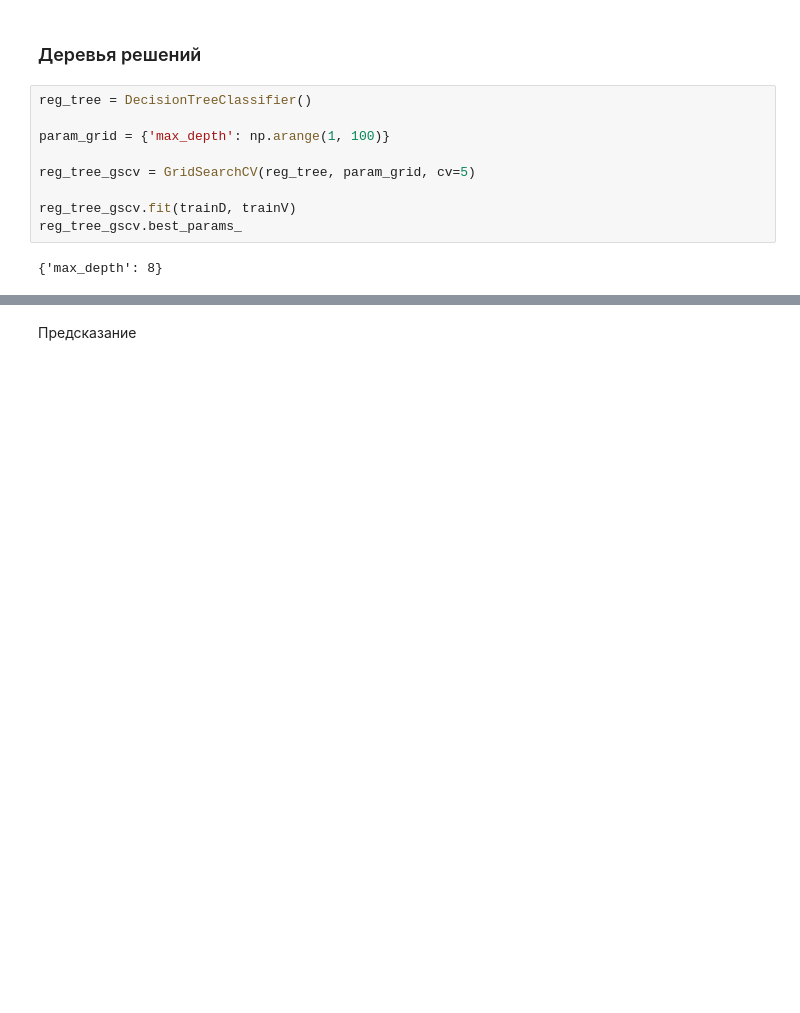
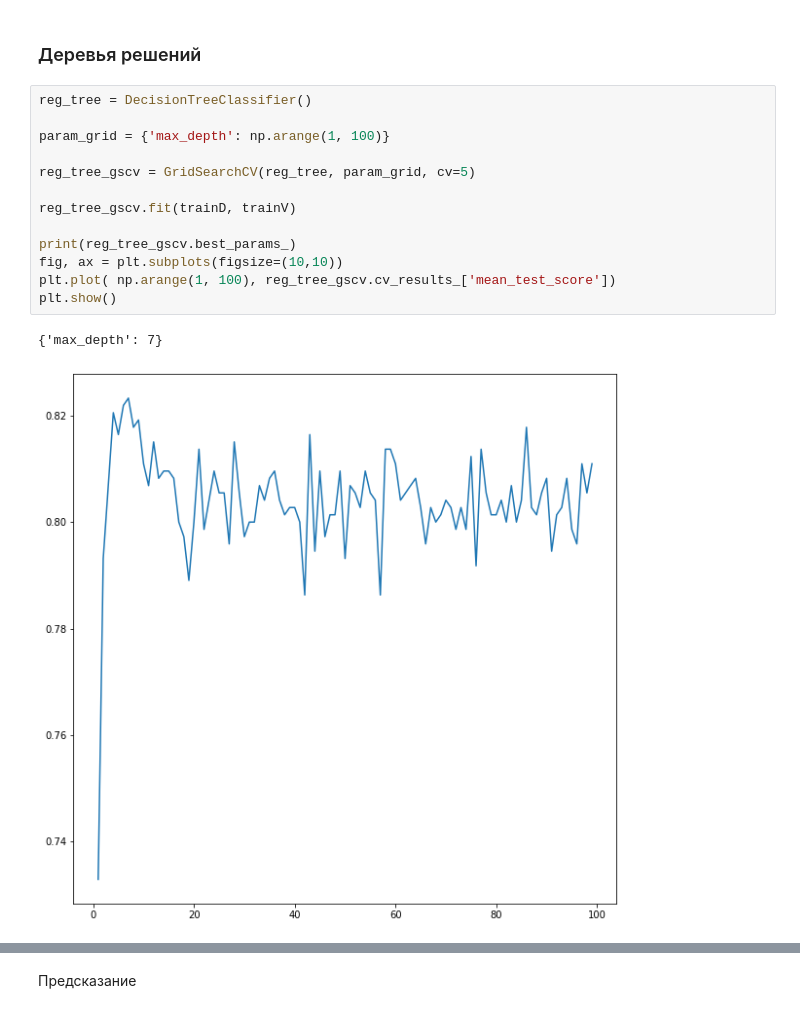
Before and after one commit to dariaAlium/iad, a Jupyter notebook: Lab_3_Supervised_Learning.ipynb, the cells around one changed output, grey strips where cells are left out. Drawn from its saved outputs; the diff is of its cells as text; blank space fills up the shorter version.

```diff
--- a/Lab_3_Supervised_Learning.ipynb
+++ b/Lab_3_Supervised_Learning.ipynb
@@ -1478,11 +1471,16 @@ weighted avg       0.72      0.72      0.67       314
 # %%
 reg_tree = DecisionTreeClassifier()
 
 param_grid = {'max_depth': np.arange(1, 100)}
 
 reg_tree_gscv = GridSearchCV(reg_tree, param_grid, cv=5)
 
 reg_tree_gscv.fit(trainD, trainV)
-reg_tree_gscv.best_params_
+
+print(reg_tree_gscv.best_params_)
+fig, ax = plt.subplots(figsize=(10,10))
+plt.plot( np.arange(1, 100), reg_tree_gscv.cv_results_['mean_test_score'])
+plt.show()
 # %% [output]
-{'max_depth': 8}
+{'max_depth': 7}
+[figure, added]
```
Also changed, not shown: parts of 8 cells of this notebook.
